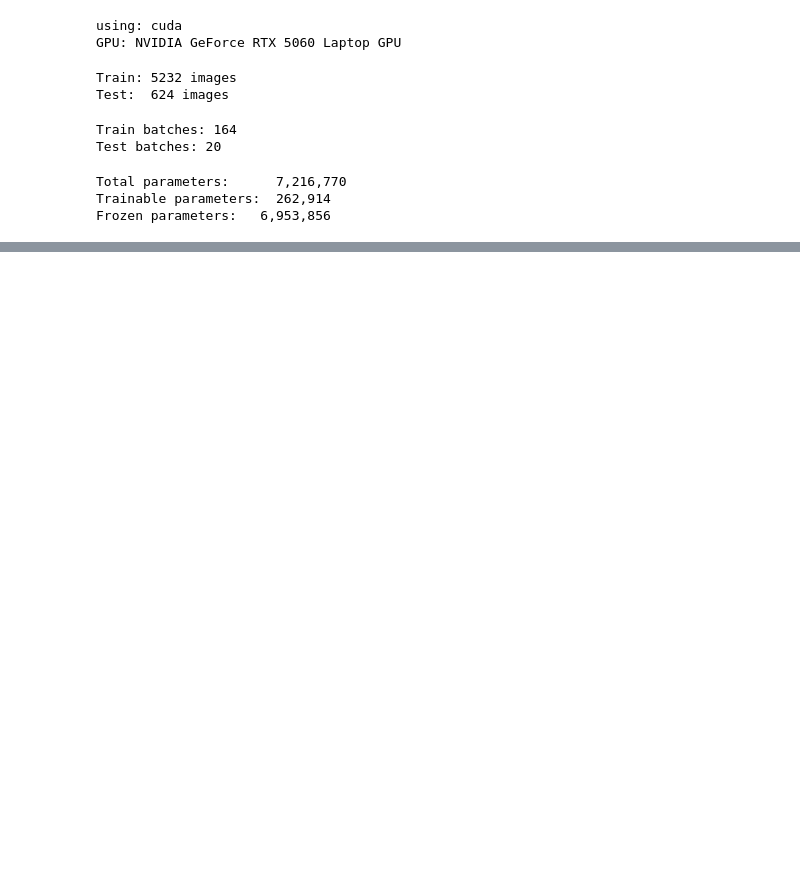
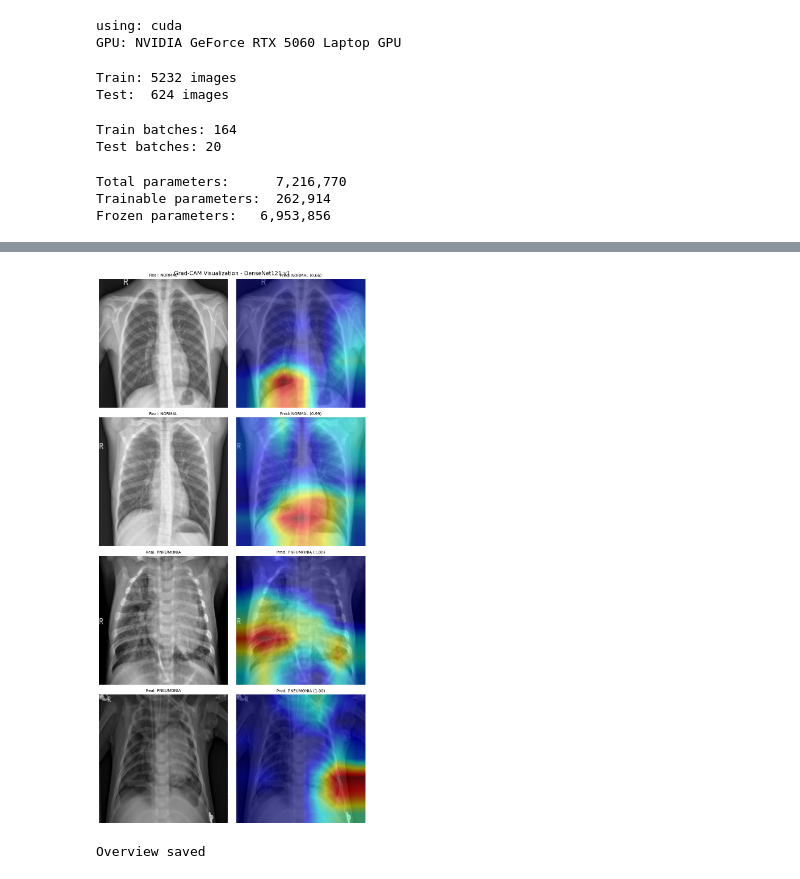
Before and after one commit to pedromedinatech/pneumonia-detection, a Jupyter notebook: 03-dl_pipeline.ipynb, the cells around one changed output, grey strips where cells are left out. Saved outputs shown, nothing was run; the diff lists cells and outputs as text; code cells hidden in the pictures; blank space fills up the shorter version.

```diff
--- a/03-dl_pipeline.ipynb
+++ b/03-dl_pipeline.ipynb
@@ -280,0 +623,21 @@ weighted avg       0.89      0.88      0.88       624
+# %%
+fig, axes = plt.subplots(4, 2, figsize=(10, 20))
+fig.suptitle("Grad-CAM Visualization - DenseNet121 v1", fontsize=14)
+
+casos = [
+    (os.path.join(TEST_DIR, "NORMAL", normal_images[0]), "NORMAL"),
+    (os.path.join(TEST_DIR, "NORMAL", normal_images[1]), "NORMAL"),
+    (os.path.join(TEST_DIR, "PNEUMONIA", pneumonia_images[0]), "PNEUMONIA"),
+    (os.path.join(TEST_DIR, "PNEUMONIA", pneumonia_images[1]), "PNEUMONIA"),
+]
+
+for i, (img_path, label) in enumerate(casos):
+    visualize_gradcam(img_path, label, axes[i][0], axes[i][1])
+
+plt.tight_layout()
+plt.savefig("gradcam_samples/gradcam_overview.png", dpi=150, bbox_inches="tight")
+plt.show()
+print("Overview saved")
+# %% [output]
+[figure, added]
+Overview saved
```
Also changed, not shown: parts of 20 cells of this notebook.
